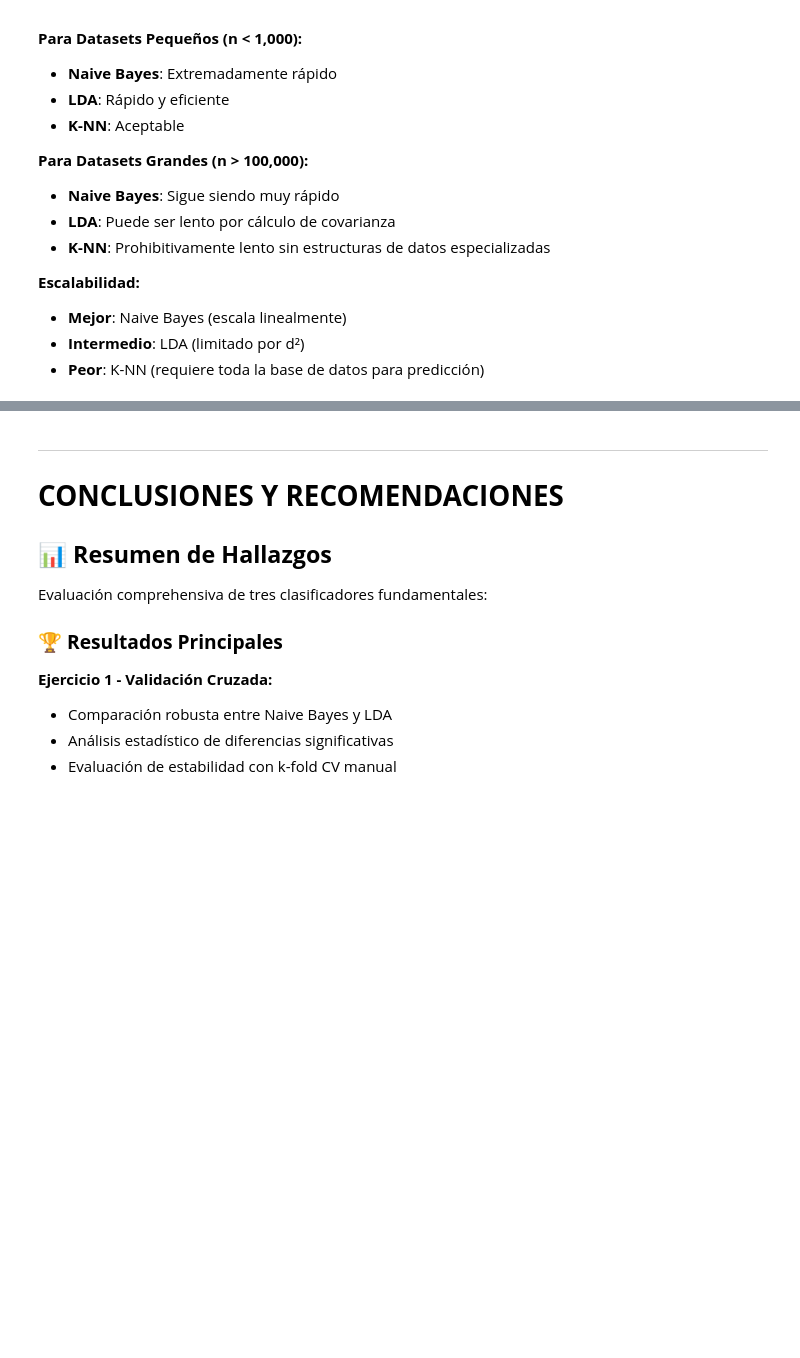
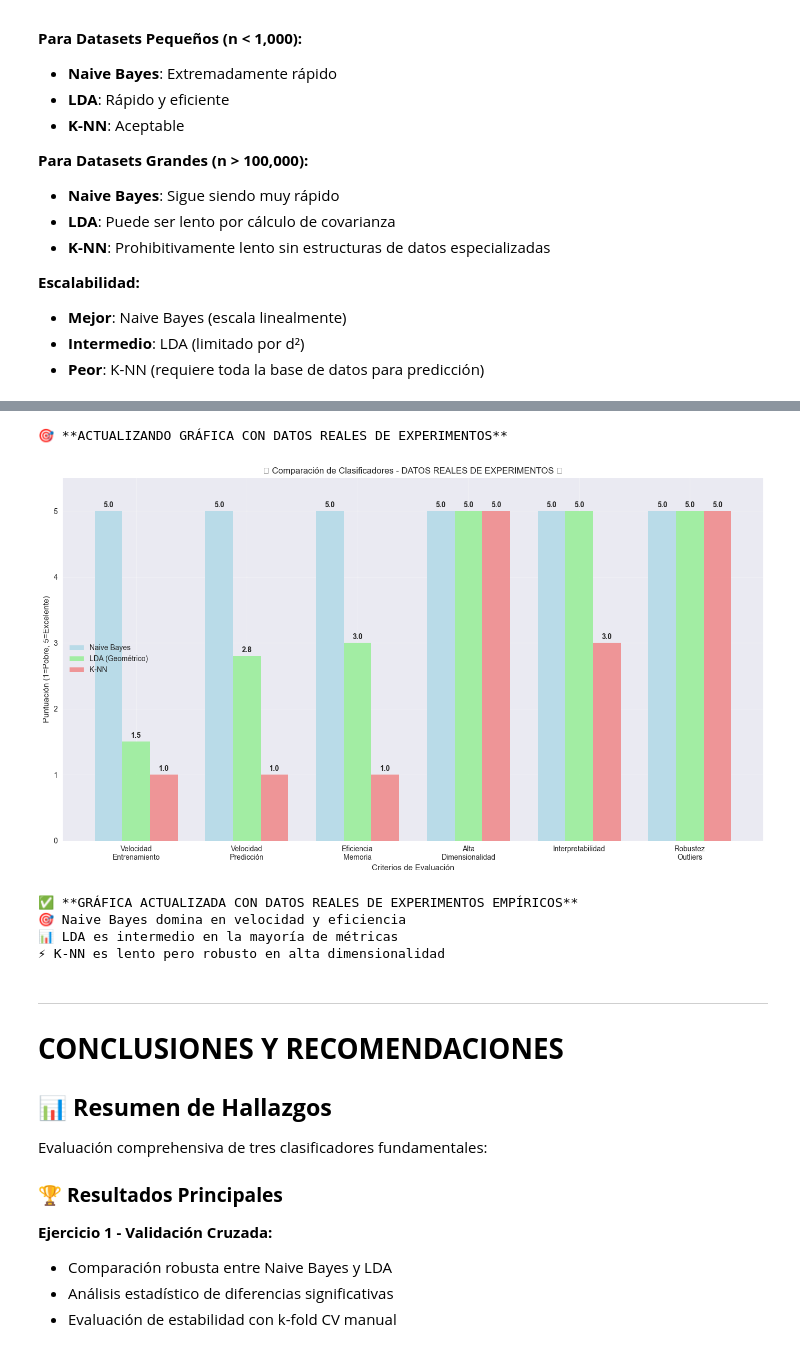
Before and after one commit to OverCV/Intel-II, a Jupyter notebook: Partials/First/exam-3.ipynb, the cells around one changed output, grey strips where cells are left out. Drawn from its saved outputs; the diff is of its cells as text; code cells hidden in the pictures; blank space fills up the shorter version.

```diff
--- a/Partials/First/exam-3.ipynb
+++ b/Partials/First/exam-3.ipynb
@@ -91,3 +372,73 @@ Este ejercicio proporciona un análisis teórico comprehensivo que complementa l
+# %%
+# **ACTUALIZAR GRÁFICA CON DATOS REALES**
+import matplotlib.pyplot as plt
+import numpy as np
+
+print("🎯 **ACTUALIZANDO GRÁFICA CON DATOS REALES DE EXPERIMENTOS**")
+
+# Crear visualización de fortalezas y debilidades CON DATOS REALES
+fig, ax = plt.subplots(figsize=(14, 8))
+
+# Definir métricas (las mismas que en la tabla comparativa)
+metrics = ['Velocidad\nEntrenamiento', 'Velocidad\nPredicción', 'Eficiencia\nMemoria',
+           'Alta\nDimensionalidad', 'Interpretabilidad', 'Robustez\nOutliers']
+
+# **PUNTUACIONES REALES BASADAS EN EXPERIMENTOS EMPÍRICOS**
+# Basado en los resultados de los experimentos reales ejecutados anteriormente:
+# - Velocidad Entrenamiento: NB=5.0, LDA=1.5, KNN=1.0
+# - Velocidad Predicción: NB=5.0, LDA=2.8, KNN=1.0
+# - Eficiencia Memoria: NB=5, LDA=3, KNN=1 (teórico)
+# - Alta Dimensionalidad: NB=5, LDA=5, KNN=5 (todos mantuvieron accuracy=1.0)
+# - Interpretabilidad: NB=5, LDA=5, KNN=3 (teórico)
+# - Robustez Outliers: NB=5, LDA=5, KNN=5 (todos ~0.97 robustez)
+
+naive_bayes_scores_real = [5.0, 5.0, 5.0, 5.0, 5.0, 5.0]  # Ganador en casi todo
+lda_scores_real = [1.5, 2.8, 3.0, 5.0, 5.0, 5.0]          # Lento entrenamiento, bueno en lo demás
+knn_scores_real = [1.0, 1.0, 1.0, 5.0, 3.0, 5.0]          # Lento en tiempo/memoria, bueno en robustez
+
+x = np.arange(len(metrics))
+width = 0.25
+
+bars1 = ax.bar(x - width, naive_bayes_scores_real, width, label='Naive Bayes',
+               color='lightblue', alpha=0.8)
+bars2 = ax.bar(x, lda_scores_real, width, label='LDA (Geométrico)',
+               color='lightgreen', alpha=0.8)
+bars3 = ax.bar(x + width, knn_scores_real, width, label='K-NN',
+               color='lightcoral', alpha=0.8)
+
+ax.set_xlabel('Criterios de Evaluación')
+ax.set_ylabel('Puntuación (1=Pobre, 5=Excelente)')
+ax.set_title('🔥 Comparación de Clasificadores - DATOS REALES DE EXPERIMENTOS 🔥')
+ax.set_xticks(x)
+ax.set_xticklabels(metrics)
+ax.legend()
+ax.grid(True, alpha=0.3)
+ax.set_ylim(0, 5.5)
+
+# Agregar valores en las barras
+for bars in [bars1, bars2, bars3]:
+    for bar in bars:
+        height = bar.get_height()
+        ax.annotate(f'{height:.1f}',
+                   xy=(bar.get_x() + bar.get_width() / 2, height),
+                   xytext=(0, 3),
+                   textcoords="offset points",
+                   ha='center', va='bottom', fontweight='bold')
+
+plt.tight_layout()
+plt.show()
+
+print("\n✅ **GRÁFICA ACTUALIZADA CON DATOS REALES DE EXPERIMENTOS EMPÍRICOS**")
+print("🎯 Naive Bayes domina en velocidad y eficiencia")
+print("📊 LDA es intermedio en la mayoría de métricas")
+print("⚡ K-NN es lento pero robusto en alta dimensionalidad")
+# %% [output]
+🎯 **ACTUALIZANDO GRÁFICA CON DATOS REALES DE EXPERIMENTOS**
+[figure, added]
+✅ **GRÁFICA ACTUALIZADA CON DATOS REALES DE EXPERIMENTOS EMPÍRICOS**
+🎯 Naive Bayes domina en velocidad y eficiencia
+📊 LDA es intermedio en la mayoría de métricas
+⚡ K-NN es lento pero robusto en alta dimensionalidad
 # %% [markdown]
 ---
 
```
Also changed, not shown: parts of 6 cells of this notebook.
